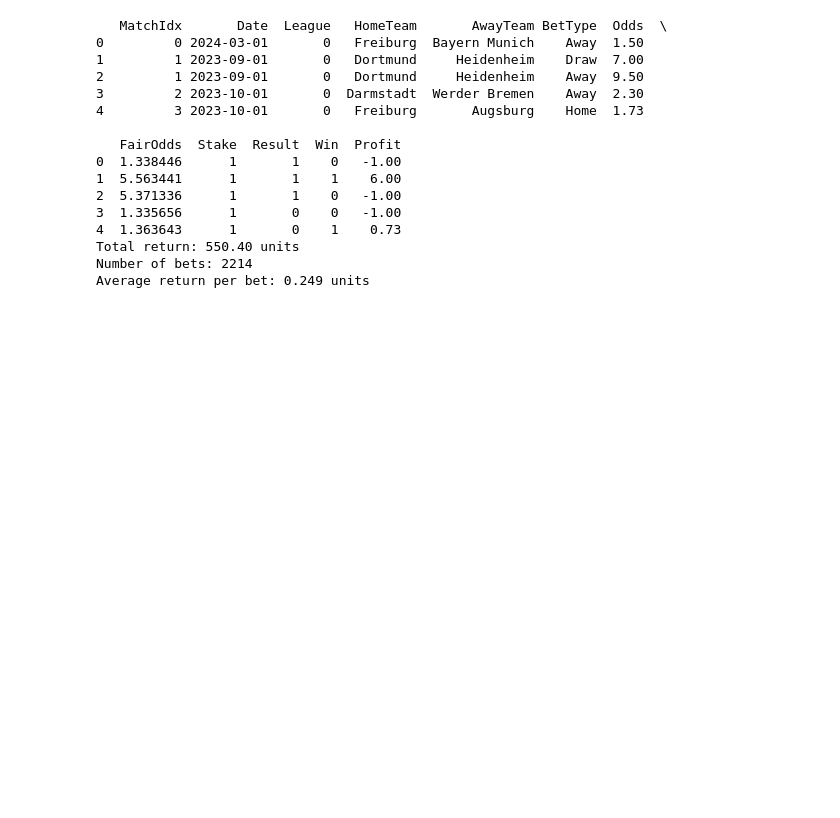
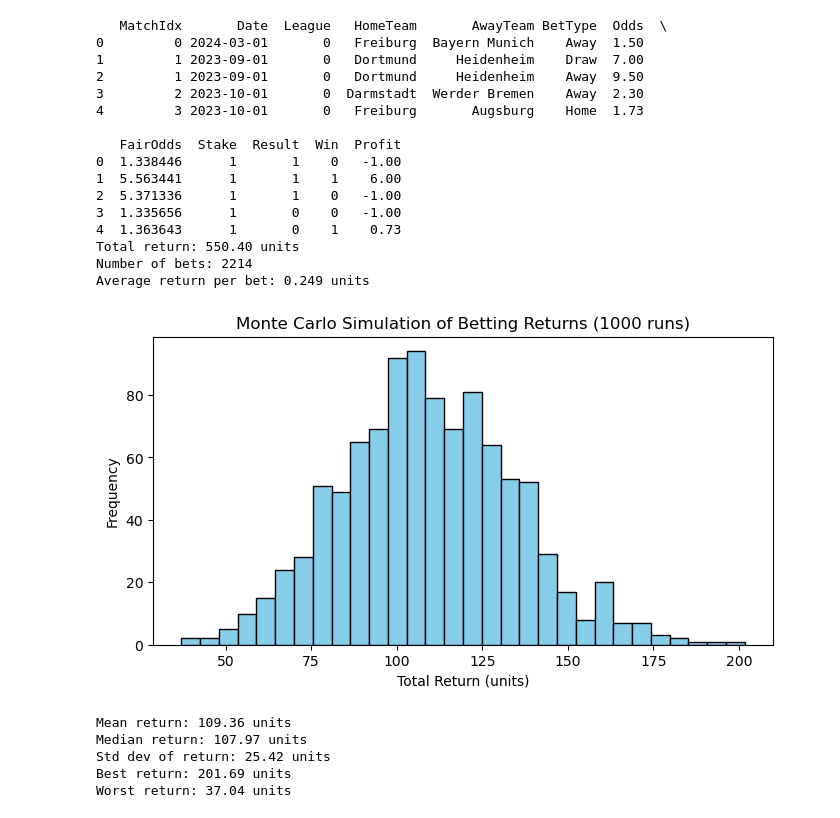
Before and after one commit to tarintrader/ml-football-project, a Jupyter notebook: football_ml_pipeline.ipynb, the cells around one changed output. Drawn from its saved outputs; the diff is of its cells as text; code cells hidden in the pictures; blank space fills up the shorter version.

Commit message:
Added Monte Carlo simulation and Baseline Betting Strategies

```diff
--- a/football_ml_pipeline.ipynb
+++ b/football_ml_pipeline.ipynb
@@ -931,3 +911,68 @@ Parameters: { "use_label_encoder" } are not used.
 Total return: 550.40 units
 Number of bets: 2214
 Average return per bet: 0.249 units
+# %%
+# --- Monte Carlo Simulation of XGBoost Betting Strategy ---
+
+import numpy as np
+import matplotlib.pyplot as plt
+
+def monte_carlo_betting(sim_df, n_simulations=1000, stake=1, random_seed=42):
+    np.random.seed(random_seed)
+    total_returns = []
+    num_bets_list = []
+    for sim in range(n_simulations):
+        bet_results = []
+        num_bets = 0
+        for idx, row in sim_df.iterrows():
+            # Randomly skip some bets to simulate randomness (e.g., 80% chance to bet)
+            if np.random.rand() < 0.2:
+                # Home win
+                if row['Fair_H'] < row['B365H']:
+                    win = 1 if row['Result'] == 0 else 0
+                    payout = (row['B365H'] * stake) if win else 0
+                    profit = payout - stake
+                    bet_results.append(profit)
+                    num_bets += 1
+                # Draw
+                if row['Fair_D'] < row['B365D']:
+                    win = 1 if row['Result'] == 1 else 0
+                    payout = (row['B365D'] * stake) if win else 0
+                    profit = payout - stake
+                    bet_results.append(profit)
+                    num_bets += 1
+                # Away win
+                if row['Fair_A'] < row['B365A']:
+                    win = 1 if row['Result'] == 2 else 0
+                    payout = (row['B365A'] * stake) if win else 0
+                    profit = payout - stake
+                    bet_results.append(profit)
+                    num_bets += 1
+        total_returns.append(sum(bet_results))
+        num_bets_list.append(num_bets)
+    return total_returns, num_bets_list
+
+# Run the simulation
+n_simulations = 1000
+returns, bets = monte_carlo_betting(sim_df, n_simulations=n_simulations)
+
+# Plot results
+plt.figure(figsize=(8,4))
+plt.hist(returns, bins=30, color='skyblue', edgecolor='k')
+plt.title(f'Monte Carlo Simulation of Betting Returns ({n_simulations} runs)')
+plt.xlabel('Total Return (units)')
+plt.ylabel('Frequency')
+plt.show()
+
+print(f"Mean return: {np.mean(returns):.2f} units")
+print(f"Median return: {np.median(returns):.2f} units")
+print(f"Std dev of return: {np.std(returns):.2f} units")
+print(f"Best return: {np.max(returns):.2f} units")
+print(f"Worst return: {np.min(returns):.2f} units")
+# %% [output]
+[figure, added]
+Mean return: 109.36 units
+Median return: 107.97 units
+Std dev of return: 25.42 units
+Best return: 201.69 units
+Worst return: 37.04 units
```
Also changed, not shown: parts of 6 cells of this notebook, 1 other file.
